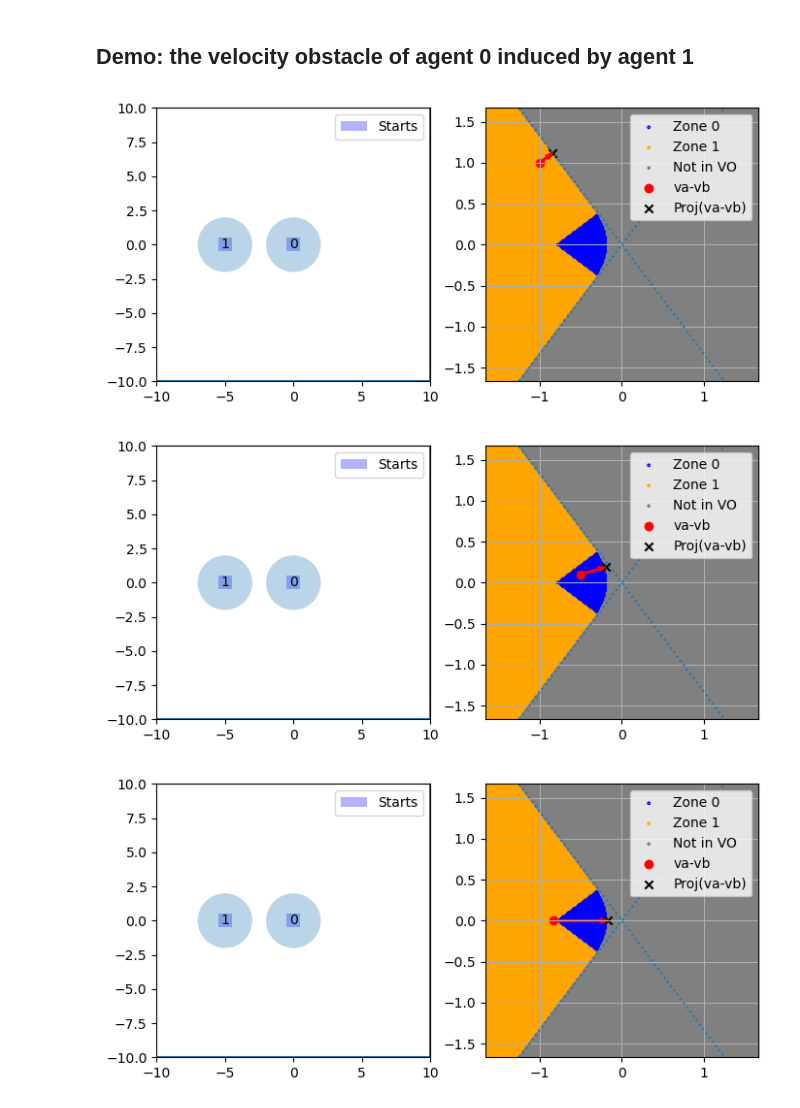
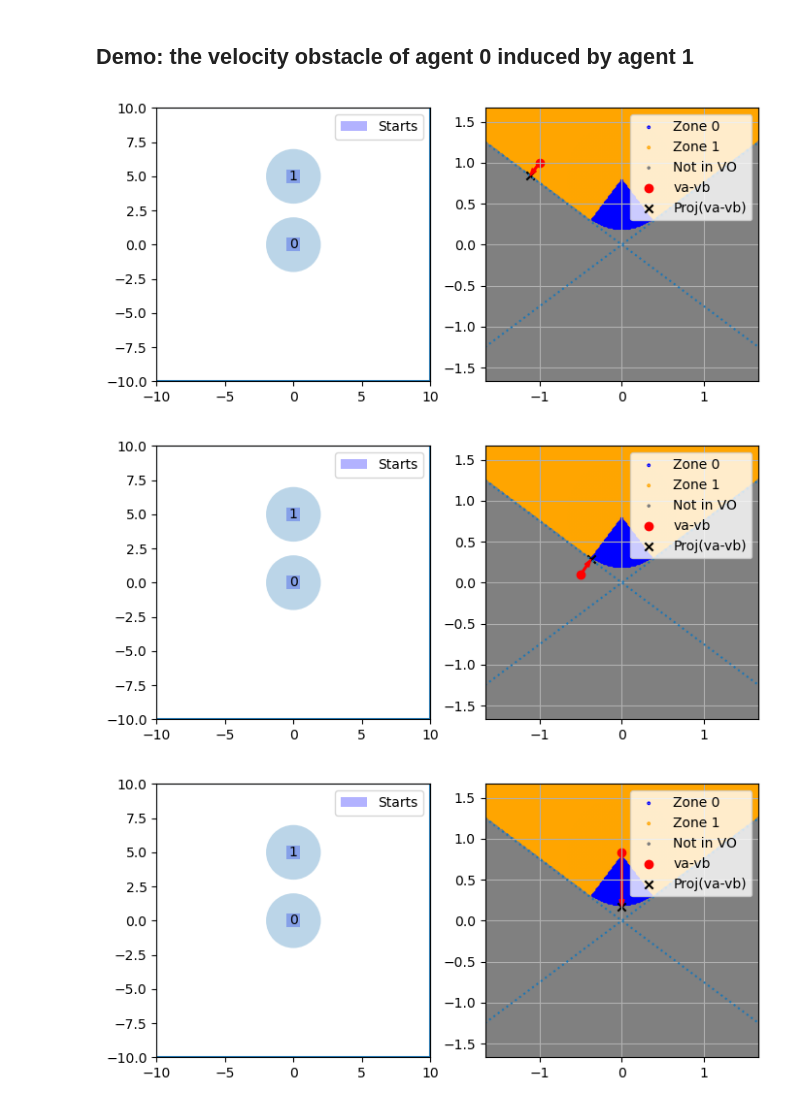
Before and after one commit to CoNG-harvard/PA-Nav, a Jupyter notebook: notebooks/Caculate u.ipynb, the cells around one changed output. Drawn from its saved outputs; the diff is of its cells as text; code cells hidden in the pictures.

```diff
--- a/notebooks/Caculate u.ipynb
+++ b/notebooks/Caculate u.ipynb
@@ -24,7 +24,9 @@ tau = 6
 
 
 
-start_locs = np.array([[0,0],[-5,0]])
+# start_locs = np.array([[0,0],[-5,0]])
+
+start_locs = np.array([[0,0],[0,5]])
 
 start_box_side = np.array([1,1])
 
@@ -39,7 +41,8 @@ ra = rb = bloating_r
 
 vo = VO(pa,pb,ra,rb,tau)
 
-for test_pt in [np.array([-1,1]),
+for test_pt in [
+                np.array([-1,1]),
                 np.array([-0.5,0.1]),
                 vo.center,
                 np.array([0.5,0.1]),
@@ -53,33 +56,39 @@ for test_pt in [np.array([-1,1]),
     fig,axes = plt.subplots(1,2,figsize=(8,6))
 
     # Plot environment
     env = NavigationEnv(limits,[],starts,[])
 
     draw_env(env,[],axes[0])
 
     for i in range(len(start_locs)):
         circ = Circle(start_locs[i], bloating_r,alpha = 0.3)
         axes[0].add_artist(circ)
 
 
     # Visualize the velocity obstacle
     ax = axes[1]
 
     vo.visualize(ax)
 
     u = vo.u(test_pt)
     proj = test_pt + u
 
     ax.scatter(*test_pt,marker = 'o', label = 'va-vb',color = 'r')
 
 
     ax.scatter(*proj,marker = 'x', label = 'Proj(va-vb)',color = 'k')
 
     ax.arrow(*test_pt, *u,width = 0.02,\
              color = 'r',length_includes_head = True,\
              )
+
+
+
+    # ax.scatter(*proj,marker='o')
+
+
     ax.legend(loc = 'upper right')
 # %% [output]
-[figure, old version]
+[figure, new version]
-[figure, old version]
+[figure, new version]
-[figure, old version]
+[figure, new version]
```
Also changed, not shown: parts of 1 cell of this notebook, 1 other file.
